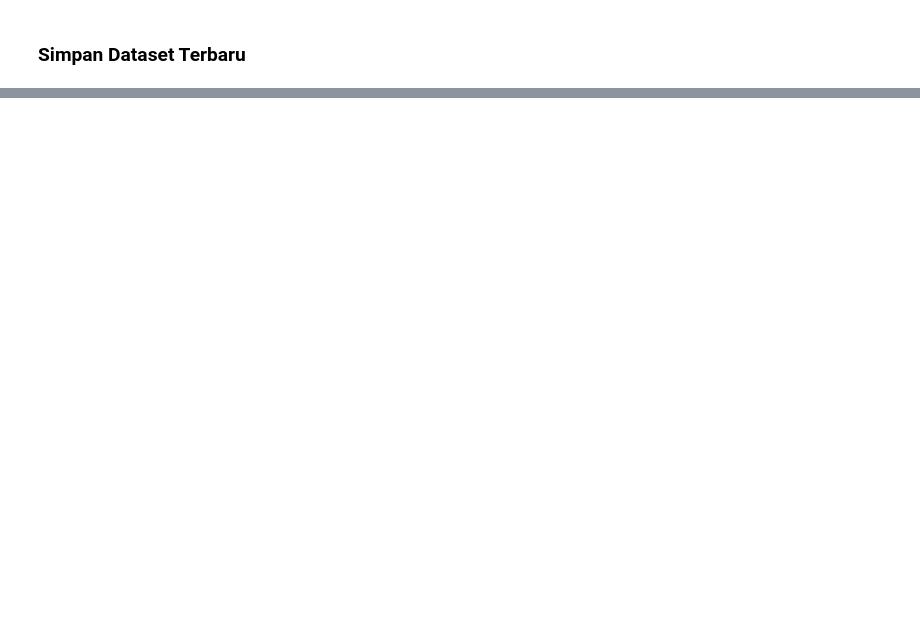
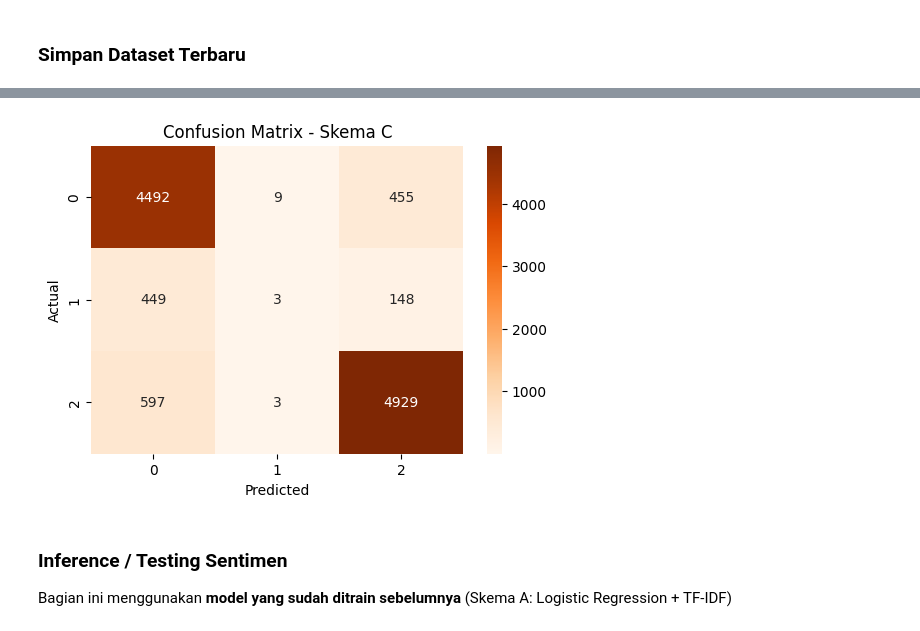
Before and after one commit to KRIZNOOB/analisis-sentimen-proyek-dicoding, a Jupyter notebook: notebook/training.ipynb, the cells around one changed output, grey strips where cells are left out. Saved outputs shown, nothing was run; the diff lists cells and outputs as text; code cells hidden in the pictures; blank space fills up the shorter version.

```diff
--- a/notebook/training.ipynb
+++ b/notebook/training.ipynb
@@ -200,0 +401,30 @@ df.to_csv("../dataset/gojek_reviews_labeled.csv", index=False)
+# %%
+X_train_c_raw, X_test_c_raw, y_train_c, y_test_c = train_test_split(
+    X, y,
+    test_size=0.25,   # split 75/25
+    random_state=42,
+    stratify=y
+)
+
+tfidf_c = TfidfVectorizer(
+    analyzer="char_wb",
+    ngram_range=(3, 5),
+    min_df=3,
+    max_features=50000,
+    sublinear_tf=True
+)
+
+X_train_c = tfidf_c.fit_transform(X_train_c_raw)
+X_test_c = tfidf_c.transform(X_test_c_raw)
+
+svc_c = LinearSVC(
+    C=0.5,
+    random_state=42
+)
+
+svc_c.fit(X_train_c, y_train_c)
+y_pred_c = svc_c.predict(X_test_c)
+
+acc_c = accuracy_score(y_test_c, y_pred_c)
+print("Skema C Accuracy:", round(acc_c, 4))
+print("\nClassification Report:\n", classification_report(y_test_c, y_pred_c))
@@ -200,0 +444,13 @@ df.to_csv("../dataset/gojek_reviews_labeled.csv", index=False)
+# %%
+cm_c = confusion_matrix(y_test_c, y_pred_c)
+plt.figure(figsize=(6, 4))
+sns.heatmap(cm_c, annot=True, fmt="d", cmap="Oranges")
+plt.title("Confusion Matrix - Skema C")
+plt.xlabel("Predicted")
+plt.ylabel("Actual")
+plt.show()
+# %% [output]
+[figure, added]
+# %% [markdown]
+### Inference / Testing Sentimen
+Bagian ini menggunakan **model yang sudah ditrain sebelumnya** (Skema A: Logistic Regression + TF-IDF)
```
Also changed, not shown: parts of 25 cells of this notebook, 3 other files.
